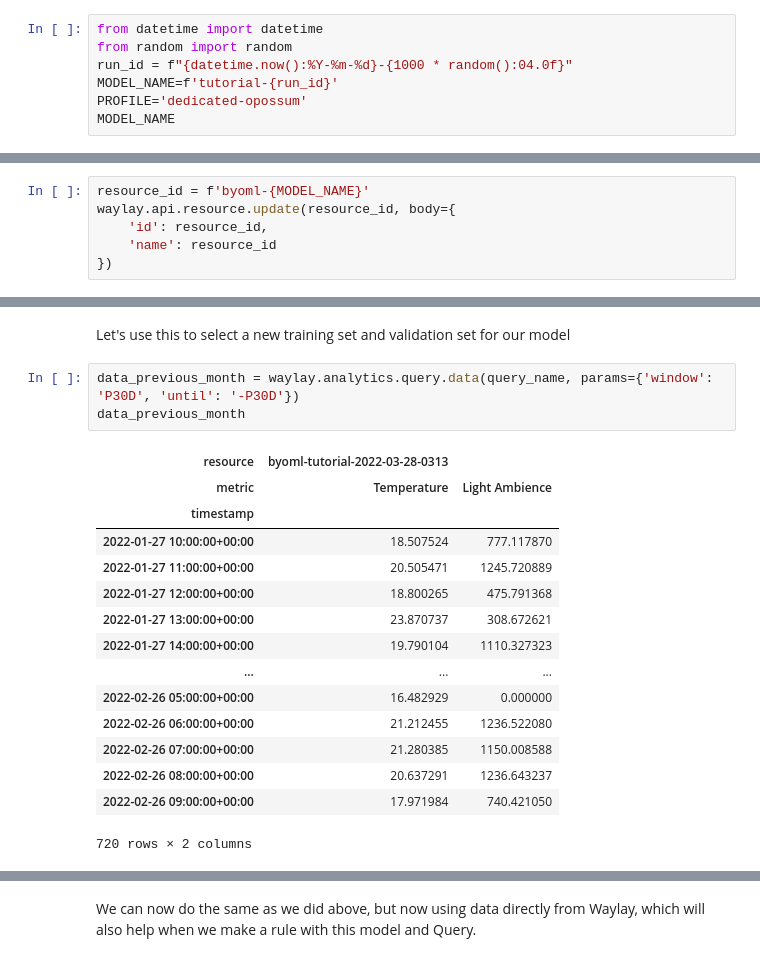
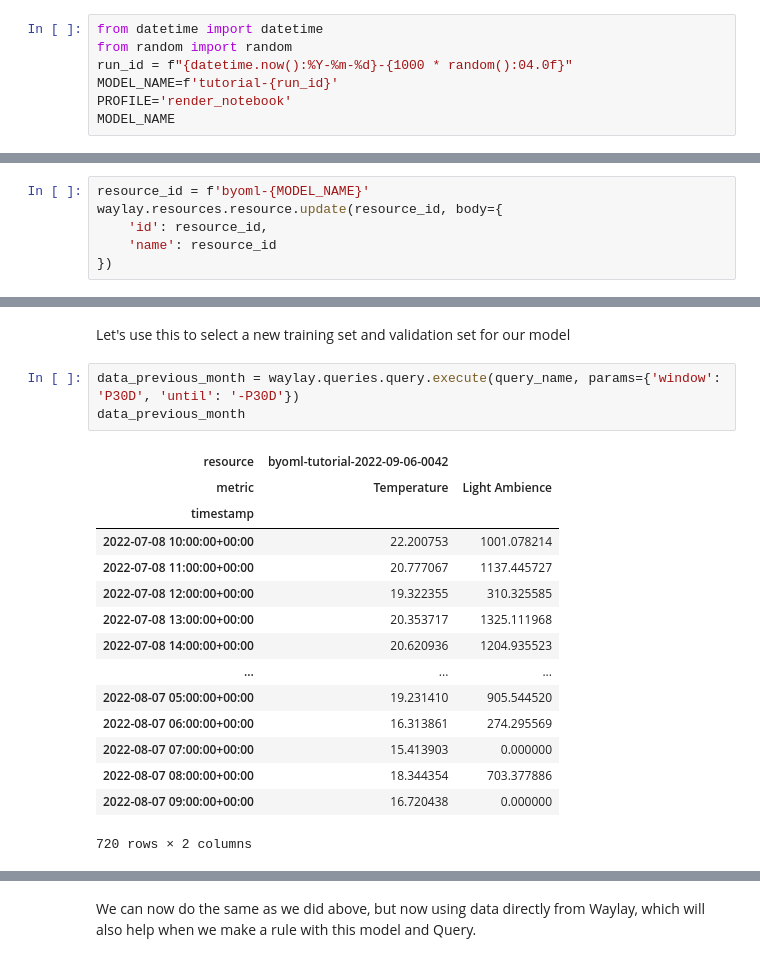
Before and after one commit to waylayio/demo-general, a Jupyter notebook: byoml/tutorial.ipynb, the cells around one changed output, grey strips where cells are left out. Saved outputs shown, nothing was run; the diff lists cells and outputs as text.

```diff
--- a/byoml/tutorial.ipynb
+++ b/byoml/tutorial.ipynb
@@ -10,6 +10,6 @@ from datetime import datetime
 from random import random
 run_id = f"{datetime.now():%Y-%m-%d}-{1000 * random():04.0f}"
 MODEL_NAME=f'tutorial-{run_id}'
-PROFILE='dedicated-opossum'
+PROFILE='render_notebook'
 MODEL_NAME
 # %% [output]
@@ -271,6 +269,6 @@ The `waylay.api.resource` actions let you manage these _resources.
 # %%
 resource_id = f'byoml-{MODEL_NAME}'
-waylay.api.resource.update(resource_id, body={
+waylay.resources.resource.update(resource_id, body={
     'id': resource_id,
     'name': resource_id
 })
@@ -415,22 +406,22 @@ waylay.analytics.query.data(
 # %% [markdown]
 Let's use this to select a new training set and validation set for our model
 # %%
-data_previous_month = waylay.analytics.query.data(query_name, params={'window': 'P30D', 'until': '-P30D'})
+data_previous_month = waylay.queries.query.execute(query_name, params={'window': 'P30D', 'until': '-P30D'})
 data_previous_month
 # %% [output]
-| resource | byoml-tutorial-2022-03-28-0313 |  |
+| resource | byoml-tutorial-2022-09-06-0042 |  |
 | metric | Temperature | Light Ambience |
 | timestamp |  |  |
-| 2022-01-27 10:00:00+00:00 | 18.507524 | 777.117870 |
-| 2022-01-27 11:00:00+00:00 | 20.505471 | 1245.720889 |
-| 2022-01-27 12:00:00+00:00 | 18.800265 | 475.791368 |
-| 2022-01-27 13:00:00+00:00 | 23.870737 | 308.672621 |
-| 2022-01-27 14:00:00+00:00 | 19.790104 | 1110.327323 |
+| 2022-07-08 10:00:00+00:00 | 22.200753 | 1001.078214 |
+| 2022-07-08 11:00:00+00:00 | 20.777067 | 1137.445727 |
+| 2022-07-08 12:00:00+00:00 | 19.322355 | 310.325585 |
+| 2022-07-08 13:00:00+00:00 | 20.353717 | 1325.111968 |
+| 2022-07-08 14:00:00+00:00 | 20.620936 | 1204.935523 |
 | ... | ... | ... |
-| 2022-02-26 05:00:00+00:00 | 16.482929 | 0.000000 |
-| 2022-02-26 06:00:00+00:00 | 21.212455 | 1236.522080 |
-| 2022-02-26 07:00:00+00:00 | 21.280385 | 1150.008588 |
-| 2022-02-26 08:00:00+00:00 | 20.637291 | 1236.643237 |
-| 2022-02-26 09:00:00+00:00 | 17.971984 | 740.421050 |
+| 2022-08-07 05:00:00+00:00 | 19.231410 | 905.544520 |
+| 2022-08-07 06:00:00+00:00 | 16.313861 | 274.295569 |
+| 2022-08-07 07:00:00+00:00 | 15.413903 | 0.000000 |
+| 2022-08-07 08:00:00+00:00 | 18.344354 | 703.377886 |
+| 2022-08-07 09:00:00+00:00 | 16.720438 | 0.000000 |
 720 rows × 2 columns
 # %%
```
Also changed, not shown: parts of 27 cells of this notebook, 20 other files.
